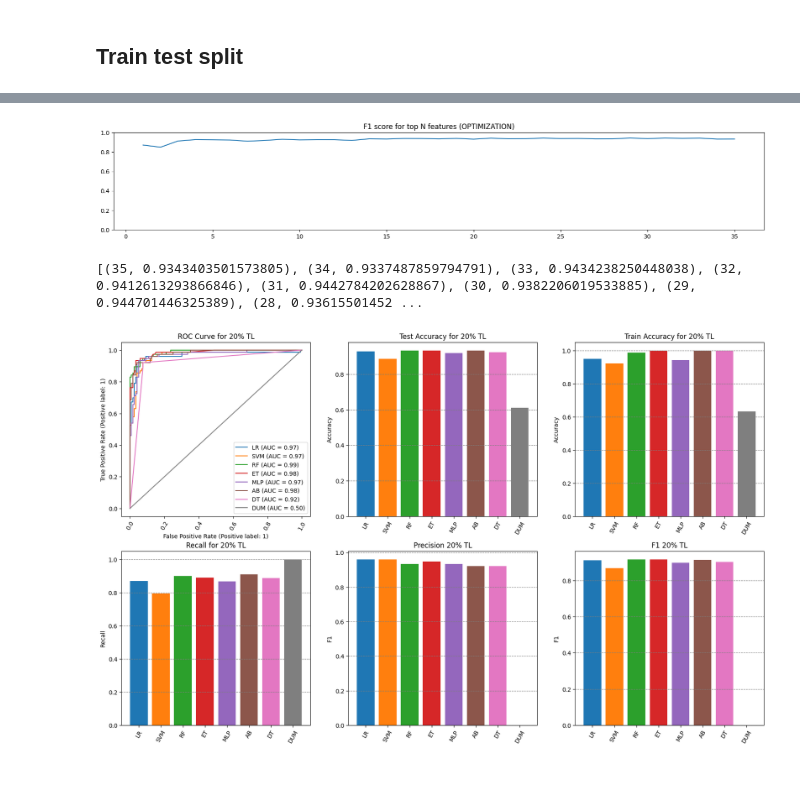
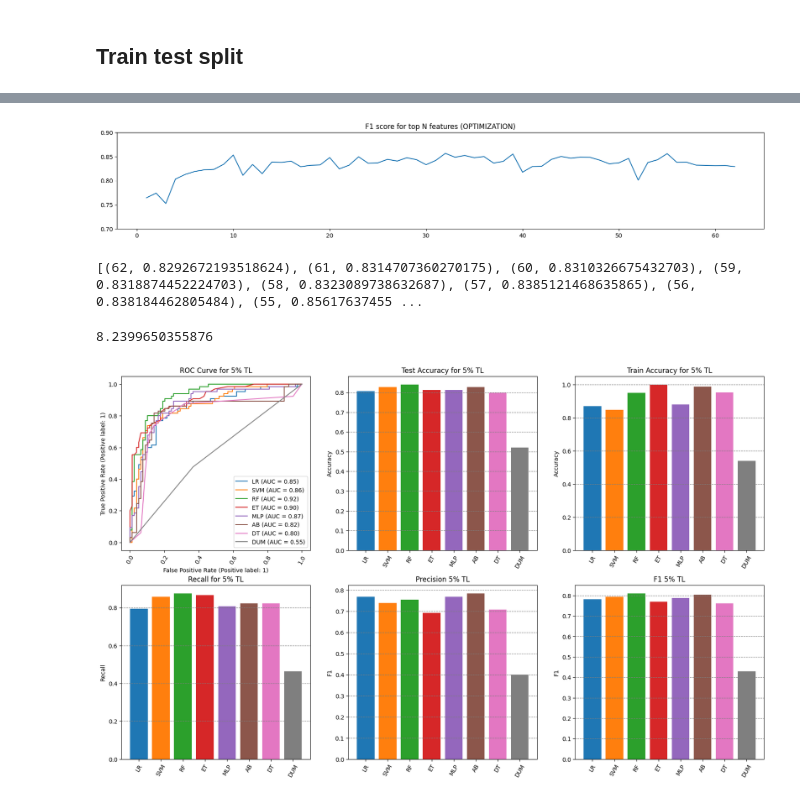
Before and after one commit to IDMP-B-2022/done-soon, a Jupyter notebook: classifiers.ipynb, the cells around one changed output, grey strips where cells are left out. Drawn from its saved outputs; the diff is of its cells as text; code cells hidden in the pictures.

```diff
--- a/classifiers.ipynb
+++ b/classifiers.ipynb
@@ -282,9 +357,9 @@ models['DT'] = DecisionTreeClassifier(max_depth = 5, class_weight = 'balanced',
 
 #Dummy classifier
 from sklearn.dummy import DummyClassifier
-models['DUM'] = DummyClassifier(strategy="most_frequent")
+models['DUM'] = DummyClassifier(strategy="stratified")
 # %%
-rf_reg = RandomForestClassifier(min_samples_leaf = 5)
+rf_reg = RandomForestClassifier(min_samples_leaf = 1)
 rf_reg.fit(X_train,y_train)
 
 predictions = rf_reg.predict(X_test)
@@ -331,11 +393,11 @@ plt.show()
 # %%
-sorted_importance_indices = np.argsort(importances)[::-1][:35]
+sorted_importance_indices = np.argsort(importances)[::-1]
 
 def f1_with_n_top_features(n, importance_column_indices):
     summed = 0
     for i in range(0, 10):
         X_train, X_test, y_train, y_test  = train_test_split(df.drop(columns = ["solved_within_time_limit"]),\
-                                                     df["solved_within_time_limit"], test_size=0.25)
+                                                     df["solved_within_time_limit"], test_size=0.25, stratify=df["solved_within_time_limit"])
         rf_reg = RandomForestClassifier(min_samples_leaf = 5)
         rf_reg.fit(X_train.iloc[:, importance_column_indices[:n]], y_train)
 
@@ -349,14 +411,29 @@ f1_scores = [(i, f1_with_n_top_features(i, sorted_importance_indices)) for i in
 
 plt.title(f'F1 score for top N features ({"OPTIMIZATION" if data_types_to_consider is InstanceType.OPTIMIZATION else "SAT"})')
 plt.plot([a[0] for a in f1_scores], [a[1] for a in f1_scores])
-plt.gca().set_ylim([0,1])
+plt.gca().set_ylim([0.7,0.9])
 plt.rcParams["figure.figsize"] = (20,3)
 plt.show()
 
 print(f1_scores)
 # %% [output]
-[figure, old version]
+[figure, new version]
-[(35, 0.9343403501573805), (34, 0.9337487859794791), (33, 0.9434238250448038), (32, 0.9412613293866846), (31, 0.9442784202628867), (30, 0.9382206019533885), (29, 0.944701446325389), (28, 0.93615501452 ...
+[(62, 0.8292672193518624), (61, 0.8314707360270175), (60, 0.8310326675432703), (59, 0.8318874452224703), (58, 0.8323089738632687), (57, 0.8385121468635865), (56, 0.838184462805484), (55, 0.85617637455 ...
+# %%
+
+summed = 0
+for i in range(0, 10):
+    X_train, X_test, y_train, y_test  = train_test_split(df.drop(columns = ["solved_within_time_limit"]),\
+                                                    df["solved_within_time_limit"], test_size=0.25)
+    rf_reg = RandomForestClassifier(min_samples_leaf = 5)
+    rf_reg.fit(X_train.iloc[:, sorted_importance_indices[4:len(sorted_importance_indices)]], y_train)
+
+    predictions = rf_reg.predict(X_test.iloc[:, sorted_importance_indices[4:len(sorted_importance_indices)]])
+    summed += f1_score(y_test, predictions)
+
+print(summed)
+# %% [output]
+8.2399650355876
 # %%
 def results_plt(X_train, y_train, X_test, y_test, perc_TL):
     train_accuracy, accuracy, precision, recall, auc, f1 = {}, {}, {}, {}, {}, {}
@@ -417,8 +494,6 @@ def results_plt(X_train, y_train, X_test, y_test, perc_TL):
 # %%
 
 
-#Bar plot results  for testing and training using top 5 created features
-
-results_plt(X_train, y_train, X_test, y_test, "20")
+results_plt(X_train, y_train, X_test, y_test, "5")
 # %% [output]
-[figure, old version]
+[figure, new version]
```
Also changed, not shown: parts of 22 cells of this notebook.
